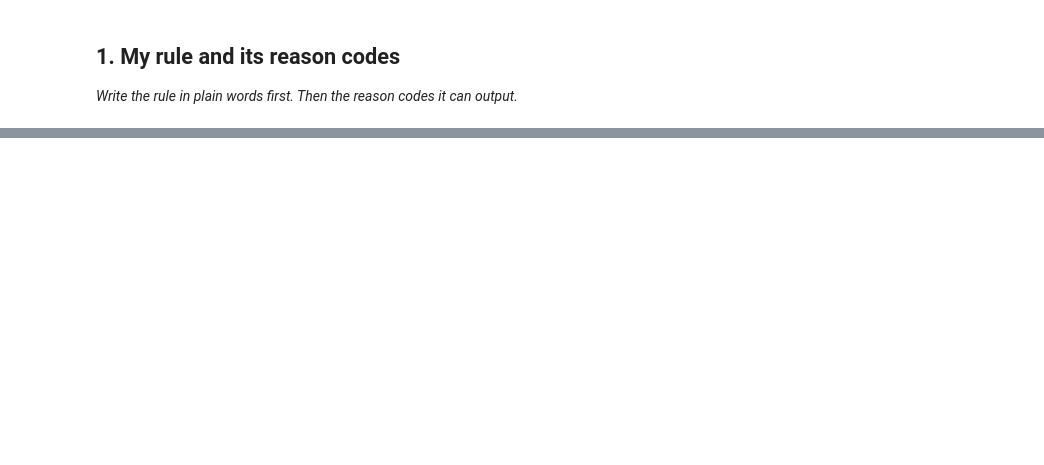
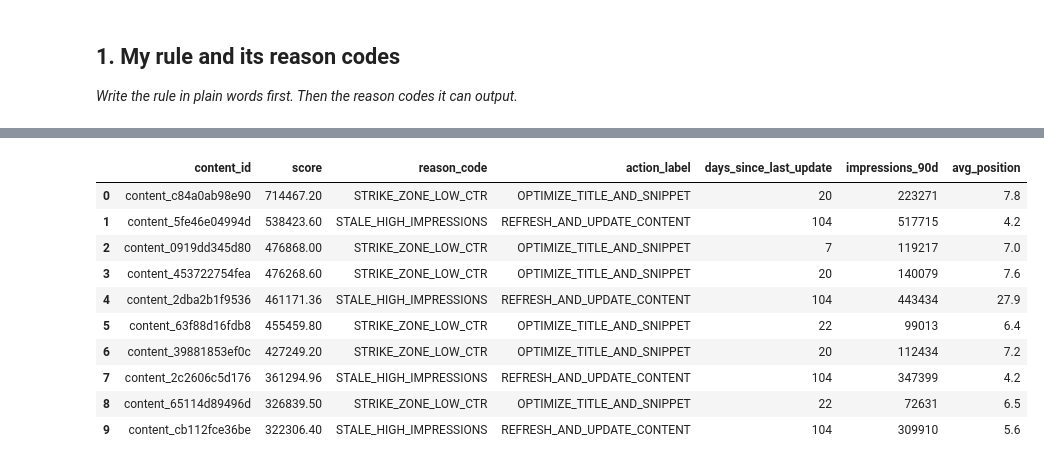
Before and after one commit to RafiaLaeeq127/Flyrank-ML, a Jupyter notebook: work/notebooks/w04_baseline_score.ipynb, the cells around one changed output, grey strips where cells are left out. Cells and saved outputs as stored; diff of their text form; code cells hidden in the pictures; blank space fills up the shorter version.

```diff
--- a/work/notebooks/w04_baseline_score.ipynb
+++ b/work/notebooks/w04_baseline_score.ipynb
@@ -46,0 +146,41 @@ Before you submit, confirm each line honestly:
+# %%
+import os
+
+# Ensure the output directory exists
+os.makedirs("work/outputs", exist_ok=True)
+
+# Define the baseline heuristic rule: Stale High-Impression Content Refresh
+# Logic: Content not updated in >90 days, but still driving search impressions
+def apply_baseline_rule(row):
+    # Condition: Aging or stale content with meaningful impression volume
+    if row["days_since_last_update"] > 90 and row["impressions_90d"] > 50:
+        # Score formula: impressions weighted by staleness (normalized days)
+        score = float(row["impressions_90d"] * (row["days_since_last_update"] / 100.0))
+        return pd.Series([score, "STALE_HIGH_IMPRESSIONS", "REFRESH_AND_UPDATE_CONTENT"])
+
+    # Strike-zone low CTR candidate
+    elif (4.0 <= row["avg_position"] <= 10.0) and (row["impressions_90d"] > 100) and (row["ctr"] < 0.05):
+        score = float(row["impressions_90d"] * (11.0 - row["avg_position"]))
+        return pd.Series([score, "STRIKE_ZONE_LOW_CTR", "OPTIMIZE_TITLE_AND_SNIPPET"])
+
+    return pd.Series([0.0, "NO_ACTION", "NONE"])
+
+# Apply rule
+df[["score", "reason_code", "action_label"]] = df.apply(apply_baseline_rule, axis=1)
+
+# Filter for actionable items and rank descending by score
+ranked_queue = df[df["score"] > 0].sort_values(by="score", ascending=False).reset_index(drop=True)
+
+# Select relevant columns for the final queue
+output_cols = [
+    "content_id", "client_id", "score", "reason_code", "action_label",
+    "days_since_last_update", "impressions_90d", "clicks_90d", "ctr", "avg_position"
+]
+final_output = ranked_queue[output_cols]
+
+# Save to work/outputs/baseline_action_score.csv
+csv_path = "work/outputs/baseline_action_score.csv"
+final_output.to_csv(csv_path, index=False)
+
+print(f"Successfully generated {len(final_output)} prioritized actions!")
+print(f"Saved to: {csv_path}")
@@ -46,0 +190,15 @@ Before you submit, confirm each line honestly:
+# %%
+top_10 = final_output.head(10)
+top_10[["content_id", "score", "reason_code", "action_label", "days_since_last_update", "impressions_90d", "avg_position"]]
+# %% [output]
+|  | content_id | score | reason_code | action_label | days_since_last_update | impressions_90d | avg_position |
+| 0 | content_c84a0ab98e90 | 714467.20 | STRIKE_ZONE_LOW_CTR | OPTIMIZE_TITLE_AND_SNIPPET | 20 | 223271 | 7.8 |
+| 1 | content_5fe46e04994d | 538423.60 | STALE_HIGH_IMPRESSIONS | REFRESH_AND_UPDATE_CONTENT | 104 | 517715 | 4.2 |
+| 2 | content_0919dd345d80 | 476868.00 | STRIKE_ZONE_LOW_CTR | OPTIMIZE_TITLE_AND_SNIPPET | 7 | 119217 | 7.0 |
+| 3 | content_453722754fea | 476268.60 | STRIKE_ZONE_LOW_CTR | OPTIMIZE_TITLE_AND_SNIPPET | 20 | 140079 | 7.6 |
+| 4 | content_2dba2b1f9536 | 461171.36 | STALE_HIGH_IMPRESSIONS | REFRESH_AND_UPDATE_CONTENT | 104 | 443434 | 27.9 |
+| 5 | content_63f88d16fdb8 | 455459.80 | STRIKE_ZONE_LOW_CTR | OPTIMIZE_TITLE_AND_SNIPPET | 22 | 99013 | 6.4 |
+| 6 | content_39881853ef0c | 427249.20 | STRIKE_ZONE_LOW_CTR | OPTIMIZE_TITLE_AND_SNIPPET | 20 | 112434 | 7.2 |
+| 7 | content_2c2606c5d176 | 361294.96 | STALE_HIGH_IMPRESSIONS | REFRESH_AND_UPDATE_CONTENT | 104 | 347399 | 4.2 |
+| 8 | content_65114d89496d | 326839.50 | STRIKE_ZONE_LOW_CTR | OPTIMIZE_TITLE_AND_SNIPPET | 22 | 72631 | 6.5 |
+| 9 | content_cb112fce36be | 322306.40 | STALE_HIGH_IMPRESSIONS | REFRESH_AND_UPDATE_CONTENT | 104 | 309910 | 5.6 |
```
Also changed, not shown: parts of 15 cells of this notebook.
